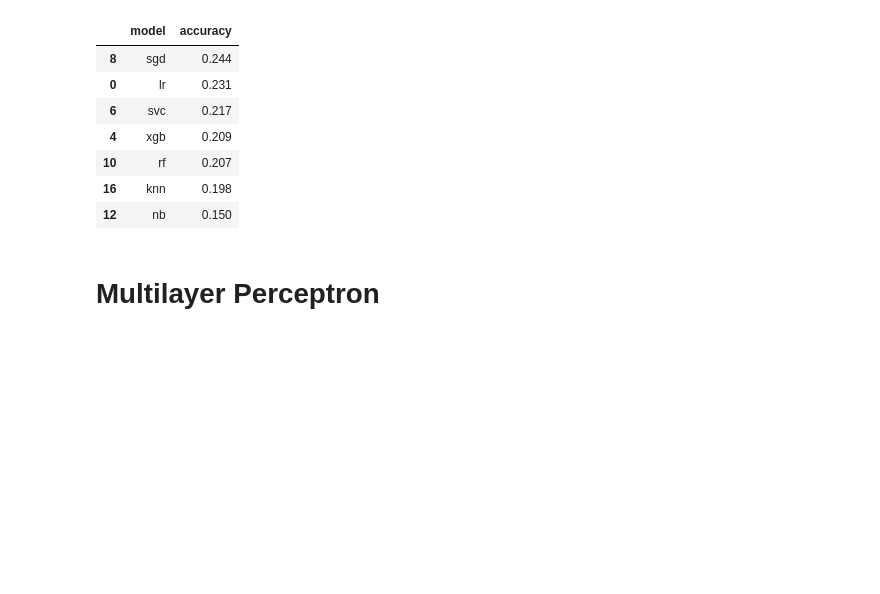
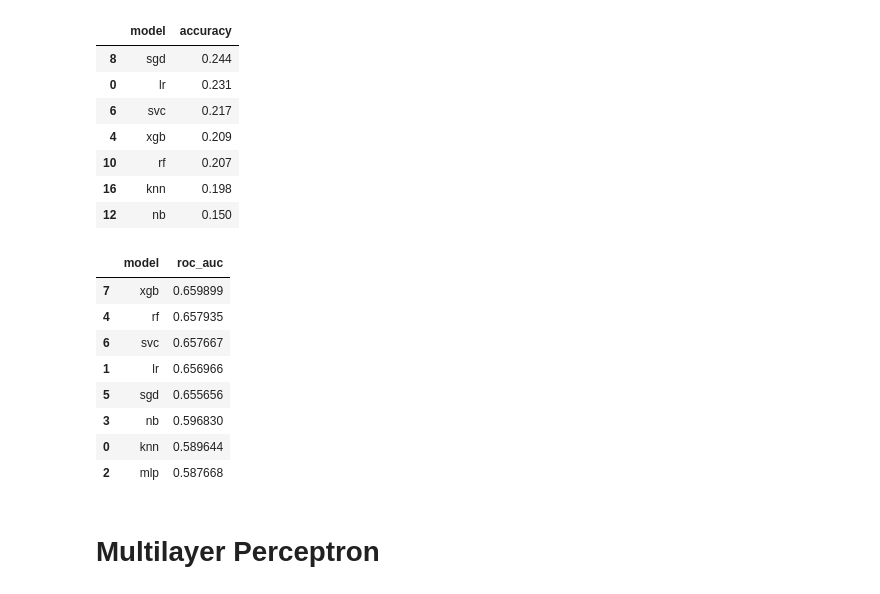
Before and after one commit to meaton96/Eaton_633_Project, a Jupyter notebook: notebooks/000_Main.ipynb, the cells around one changed output. Drawn from its saved outputs; the diff is of its cells as text; code cells hidden in the pictures; blank space fills up the shorter version.

```diff
--- a/notebooks/000_Main.ipynb
+++ b/notebooks/000_Main.ipynb
@@ -233,6 +236,20 @@ Models by accuracy
 | 10 | rf | 0.207 |
 | 16 | knn | 0.198 |
 | 12 | nb | 0.150 |
+# %%
+_test_val = filter_df(most_recent_df, data=['test', 'validate']).groupby(by='model', as_index=False)['roc_auc'].mean()
+
+_test_val.sort_values(by='roc_auc', ascending=False) #type: ignore
+# %% [output]
+|  | model | roc_auc |
+| 7 | xgb | 0.659899 |
+| 4 | rf | 0.657935 |
+| 6 | svc | 0.657667 |
+| 1 | lr | 0.656966 |
+| 5 | sgd | 0.655656 |
+| 3 | nb | 0.596830 |
+| 0 | knn | 0.589644 |
+| 2 | mlp | 0.587668 |
 # %% [markdown]
 # Multilayer Perceptron
 # %%
```
Also changed, not shown: parts of 9 cells of this notebook, 2 other files.
